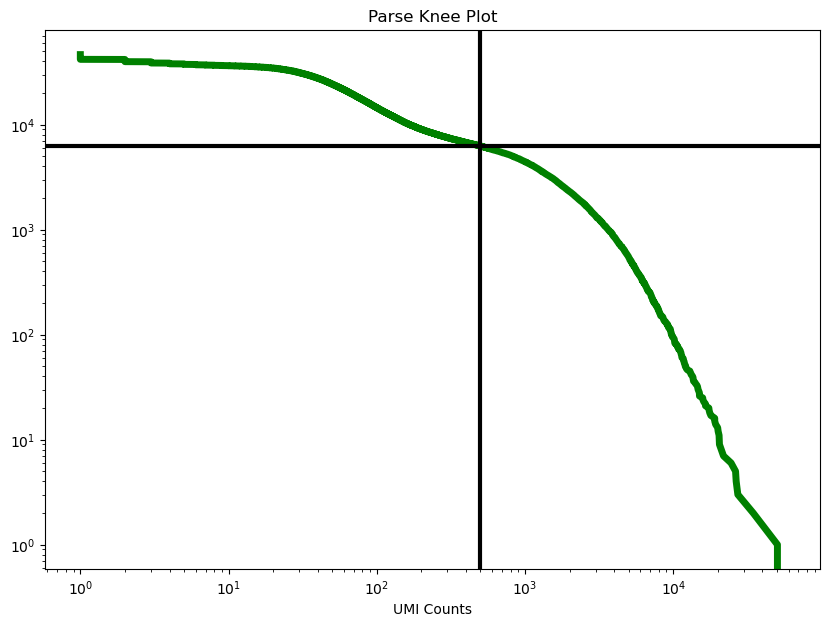
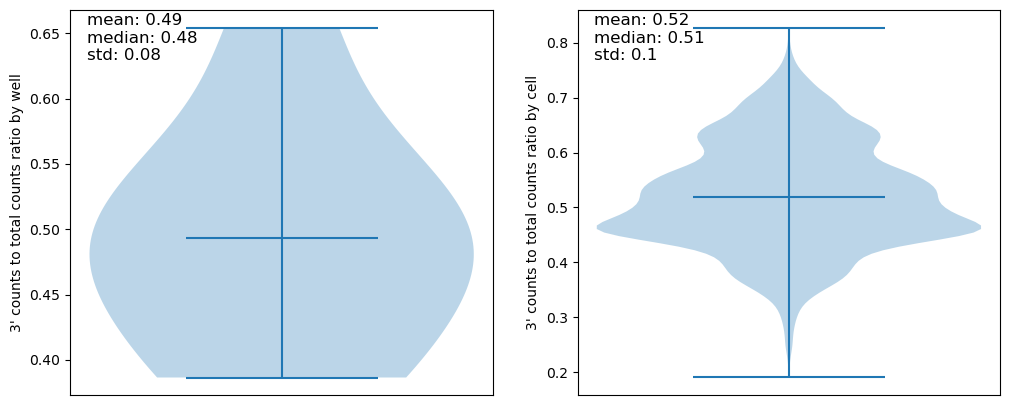
Unified diff of the notebook cell whose output changed from the first chart to the second:
--- before
+++ after
@@ -1,4 +1,6 @@
-fig, ax = plt.subplots(figsize=(10, 7))
+fig, ax = plt.subplots(1, 2, figsize=(12, 5))
 
-parse_filtered = plotting.knee_plot(ax, parse_data, cutoff = 500)
+plotting.violin_by_well(ax[0], parse_filtered.obs)
+plotting.violin_by_cell(ax[1], parse_filtered.obs)
+
 plt.show()

Commit: fixing inconsistencies, improved GC and length annotation (calculated directly from reference), and ran all notebooks